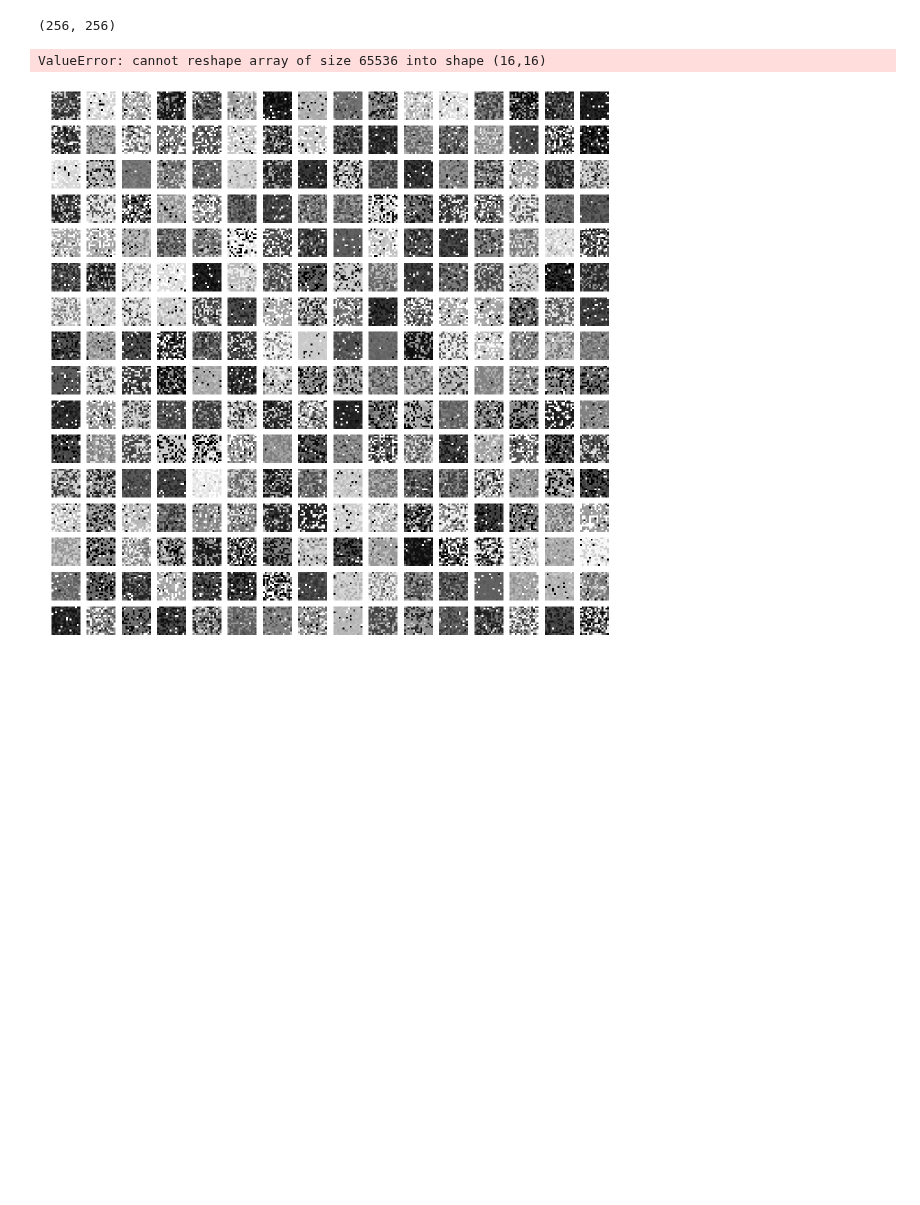
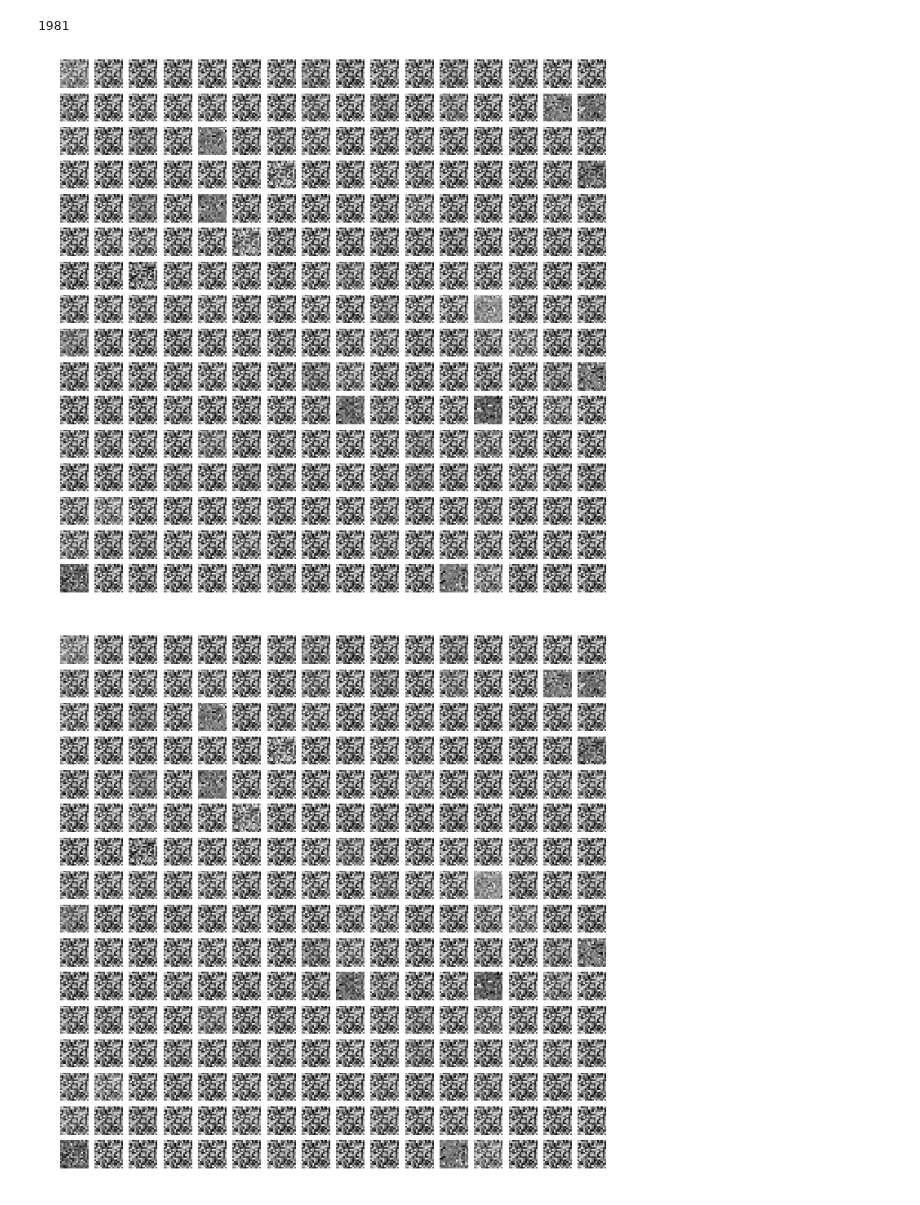
Before and after one commit to dpaiton/DeepSparseCoding, a Jupyter notebook: monitor_train2.ipynb, the cells around one changed output. Drawn from its saved outputs; the diff is of its cells as text; code cells hidden in the pictures; blank space fills up the shorter version.

```diff
--- a/monitor_train2.ipynb
+++ b/monitor_train2.ipynb
@@ -83,3 +81,7 @@ dict_keys(['a_fraction_active', 'a_max_mean_min', 'batch_step', 'global_batch_in
 # %%
+print(stats["global_step"][-1])
 w_analy = np.array(stats["w_analy"])
 w_synth = np.array(stats["w_synth"])
+avg_grad = np.array(stats["avg_grad"])
+# %% [output]
+1981
@@ -99,23 +88,8 @@ def plot_weight(w, step, nrows=16, ncols=16):
-# %%
-x = w_synth[0, :, :] - w_synth[10, :, :]
-print(x.shape)
-plt.imshow(x.reshape(16, 16))
-plt.show()
-# %% [output]
-(256, 256)
-ValueError: cannot reshape array of size 65536 into shape (16,16)
-# %%
-    nrows = 16
-    ncols = 16
-    fig, ax = plt.subplots(nrows, nrows, figsize=(20, 20))
-    vec_i = 0
-    for i in range(nrows):
-        for j in range(ncols):
-            vec = x[:, vec_i].reshape(16 ,16) # should be col vectors
-
-            ax[i, j].imshow(vec, cmap="gray")
-            ax[i, j].axis('off')
-            vec_i += 1
-    plt.show()
-# %% [output]
-[figure, removed]
+# %%
+#plot_weight(w_analy, -1)
+#plot_weight(w_analy, -1, transpose=True)
+plot_weight(w_synth, -1)
+plot_weight(w_synth, -1, transpose=True)
+# %% [output]
+[figure, added]
+[figure, added]
```
Also changed, not shown: parts of 32 cells of this notebook.
